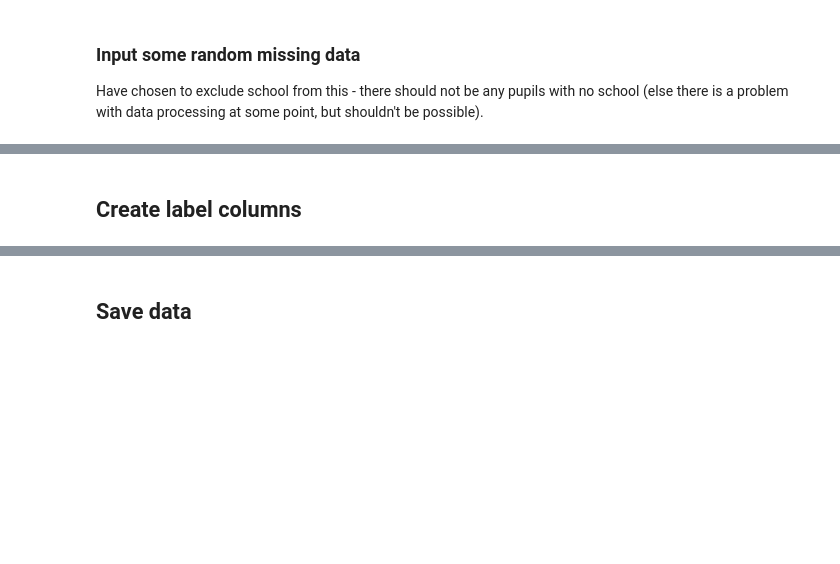
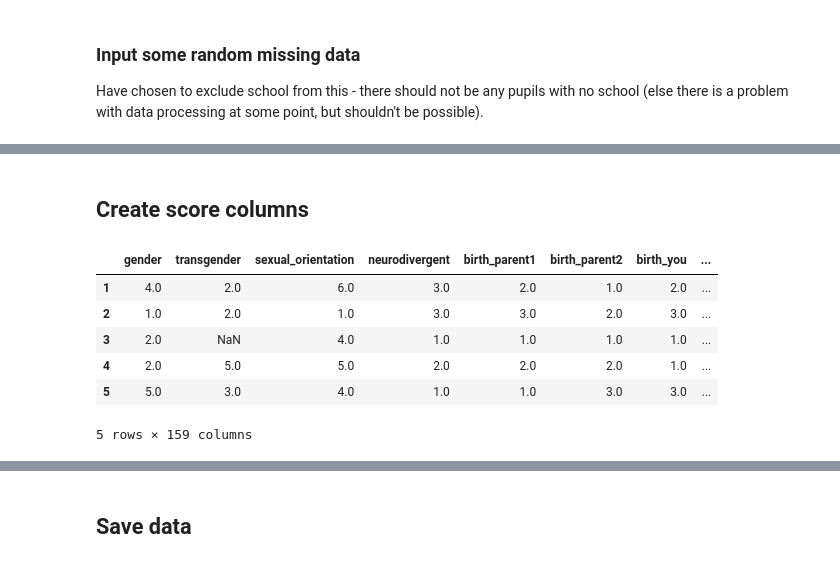
Before and after one commit to kailo-beewell/synthetic_standard_school_dashboards, a Jupyter notebook: create_and_process_data/1_create_synthetic_data.ipynb, the cells around one changed output, grey strips where cells are left out. Drawn from its saved outputs; the diff is of its cells as text; code cells hidden in the pictures; blank space fills up the shorter version.

Commit message:
Moved score calculation to function

```diff
--- a/create_and_process_data/1_create_synthetic_data.ipynb
+++ b/create_and_process_data/1_create_synthetic_data.ipynb
@@ -326,9 +187,0 @@ data['accept_score'] = sum_score(data[['accept_staff', 'accept_home', 'accept_lo
-# %%
-# School connection
-data['school_belong_score'] = data['school_belong']
-
-# Relationships with staff
-data['staff_relationship_score'] = sum_score(data[['staff_interest', 'staff_believe', 'staff_best', 'staff_listen']])
-# %%
-# Relationship with parents/carers
-data['home_relationship_score'] = sum_score(data[['home_interest', 'home_believe', 'home_best', 'home_listen']])
@@ -374,23 +187,0 @@ data['wealth_score'] = data['wealth'].map({1: 0, 2: 1, 3: 0, 4: np.nan})
-# %%
-# Work, education and training opportunities
-# Rescale future options so 1-5 (matching future interest and support)
-# For all, setting the "unsure" option to np.nan
-data['future_score'] = (
-    data['future_options'].map({
-        1: 1,
-        2: 2.5,
-        3: 4,
-        4: np.nan}) +
-    data['future_interest'].replace(5, np.nan) +
-    data['future_support'].replace(5, np.nan)
-)
-
-# Climate change
-# Proportion responding often or sometimes
-data['climate_score'] = data['climate'].map({1: 1, 2: 1, 3: 0, 4: 0})
-# %%
-# Friendships and social support
-data['social_score'] = sum_score(data[['social_along', 'social_time', 'social_support', 'social_hard']])
-
-# Bullying
-data['bully_score'] = sum_score(data[['bully_physical', 'bully_other', 'bully_cyber']])
@@ -428,3 +209,17 @@ NaN     15
 Name: count, dtype: int64
 # %% [markdown]
-## Create label columns
+## Create score columns
+# %%
+# Use function to calculate scores for each pupil
+data = calculate_scores(data)
+
+# Preview the dataframe
+data.head()
+# %% [output]
+|  | gender | transgender | sexual_orientation | neurodivergent | birth_parent1 | birth_parent2 | birth_you | ... |
+| 1 | 4.0 | 2.0 | 6.0 | 3.0 | 2.0 | 1.0 | 2.0 | ... |
+| 2 | 1.0 | 2.0 | 1.0 | 3.0 | 3.0 | 2.0 | 3.0 | ... |
+| 3 | 2.0 | NaN | 4.0 | 1.0 | 1.0 | 1.0 | 1.0 | ... |
+| 4 | 2.0 | 5.0 | 5.0 | 2.0 | 2.0 | 2.0 | 1.0 | ... |
+| 5 | 5.0 | 3.0 | 4.0 | 1.0 | 1.0 | 3.0 | 3.0 | ... |
+5 rows × 159 columns
```
Also changed, not shown: parts of 28 cells of this notebook, 2 other files.
